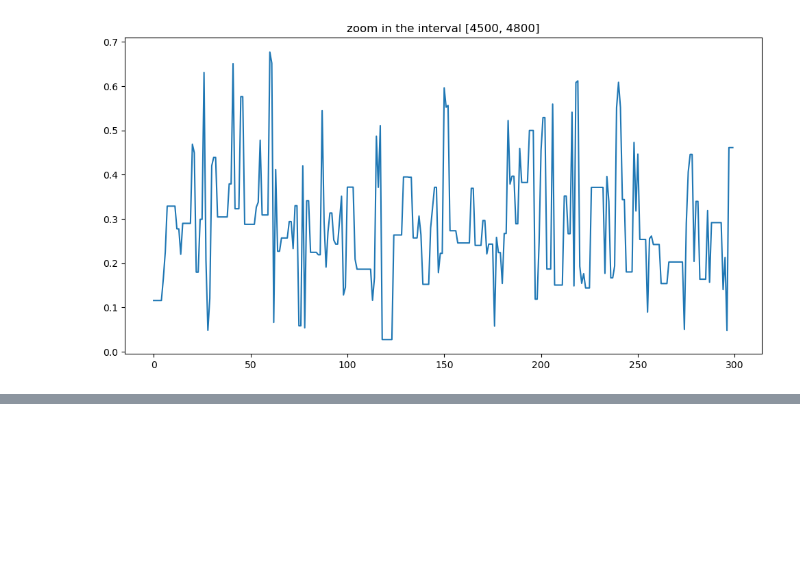
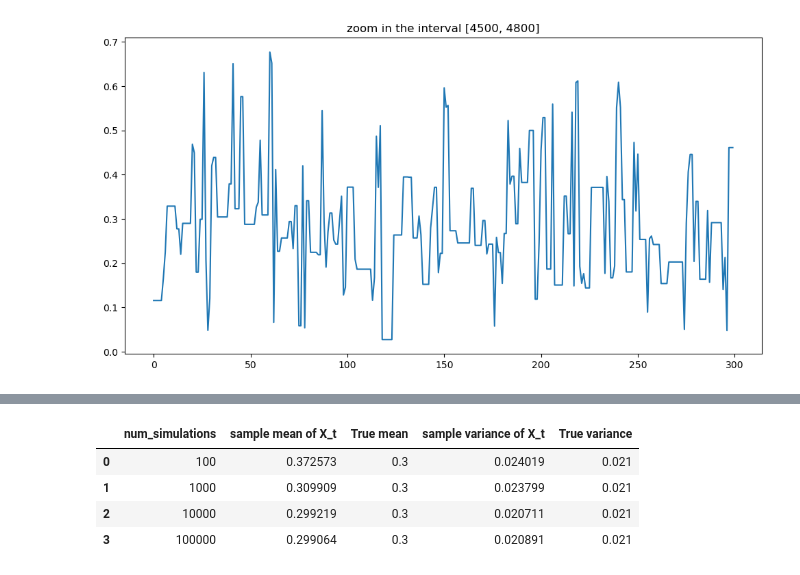
Before and after one commit to binaria010/Markov-Chain-Monte-Carlo, a Jupyter notebook: MetropolisHastingsAlg.ipynb, the cells around one changed output, grey strips where cells are left out. Drawn from its saved outputs; the diff is of its cells as text; code cells hidden in the pictures; blank space fills up the shorter version.

```diff
--- a/MetropolisHastingsAlg.ipynb
+++ b/MetropolisHastingsAlg.ipynb
@@ -162,0 +176,18 @@ plt.show()
+# %%
+for i, num_iter in enumerate(Num_iters):
+    X, _ = MetropolisHasting(target, conditional, simulate_conditional, num_iter)
+    B = scipy.stats.beta.rvs(a = 2.7, b = 6.3, size = num_iter)
+    df.iloc[i]["num_simulations"] = num_iter
+    df.iloc[i]["sample mean of X_t"] = X.mean()
+    df.iloc[i]["sample variance of X_t"] = (X.std())**2
+# %%
+df["True mean"] = a/(a+b)
+df["True variance"] = a*b/((a+b)**2 * (a +b +1))
+
+df
+# %% [output]
+|  | num_simulations | sample mean of X_t | True mean | sample variance of X_t | True variance |
+| 0 | 100 | 0.372573 | 0.3 | 0.024019 | 0.021 |
+| 1 | 1000 | 0.309909 | 0.3 | 0.023799 | 0.021 |
+| 2 | 10000 | 0.299219 | 0.3 | 0.020711 | 0.021 |
+| 3 | 100000 | 0.299064 | 0.3 | 0.020891 | 0.021 |
```
Also changed, not shown: parts of 2 cells of this notebook.
